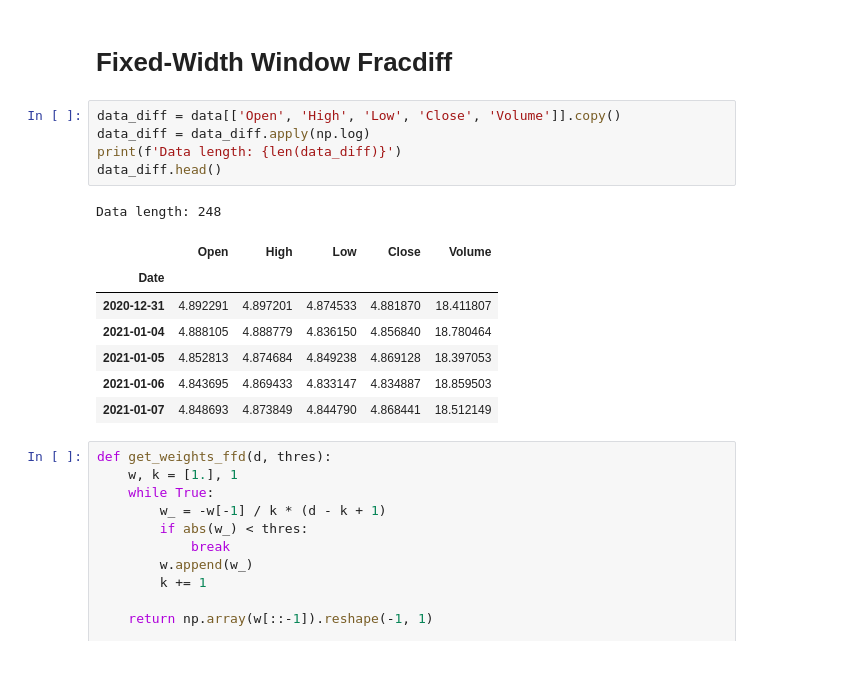
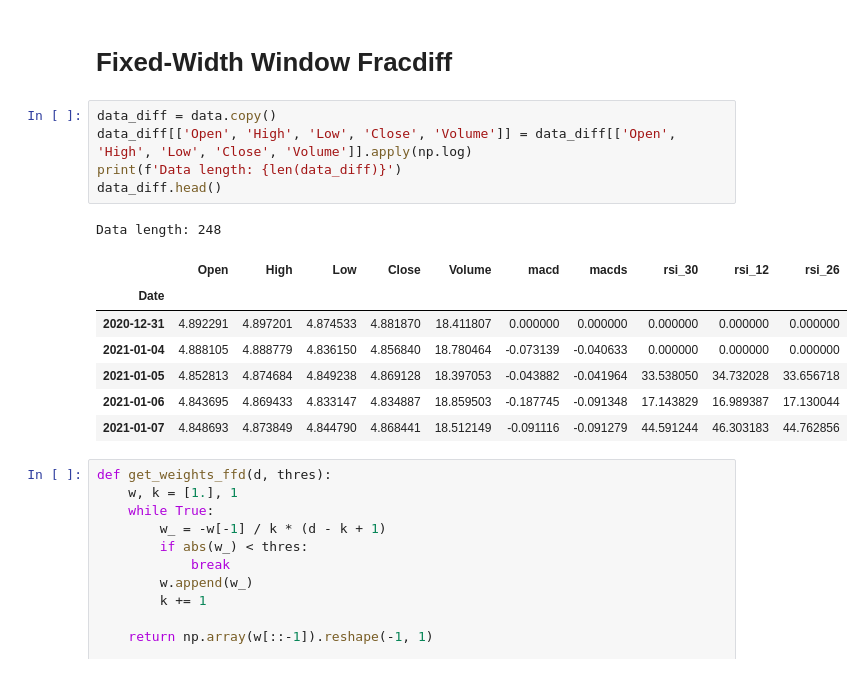
Before and after one commit to iusztinpaul/yacht, a Jupyter notebook: notebooks/preprocessing_methods.ipynb, the cells around one changed output. Saved outputs shown, nothing was run; the diff lists cells and outputs as text.

```diff
--- a/notebooks/preprocessing_methods.ipynb
+++ b/notebooks/preprocessing_methods.ipynb
@@ -428,19 +428,19 @@ plt.plot(data_for_scaling[:, 7:])
 # %% [markdown]
 # Fixed-Width Window Fracdiff
 # %%
-data_diff = data[['Open', 'High', 'Low', 'Close', 'Volume']].copy()
-data_diff = data_diff.apply(np.log)
+data_diff = data.copy()
+data_diff[['Open', 'High', 'Low', 'Close', 'Volume']] = data_diff[['Open', 'High', 'Low', 'Close', 'Volume']].apply(np.log)
 print(f'Data length: {len(data_diff)}')
 data_diff.head()
 # %% [output]
 Data length: 248
-|  | Open | High | Low | Close | Volume |
-| Date |  |  |  |  |  |
-| 2020-12-31 | 4.892291 | 4.897201 | 4.874533 | 4.881870 | 18.411807 |
-| 2021-01-04 | 4.888105 | 4.888779 | 4.836150 | 4.856840 | 18.780464 |
-| 2021-01-05 | 4.852813 | 4.874684 | 4.849238 | 4.869128 | 18.397053 |
-| 2021-01-06 | 4.843695 | 4.869433 | 4.833147 | 4.834887 | 18.859503 |
-| 2021-01-07 | 4.848693 | 4.873849 | 4.844790 | 4.868441 | 18.512149 |
+|  | Open | High | Low | Close | Volume | macd | macds | rsi_30 | rsi_12 | rsi_26 |
+| Date |  |  |  |  |  |  |  |  |  |  |
+| 2020-12-31 | 4.892291 | 4.897201 | 4.874533 | 4.881870 | 18.411807 | 0.000000 | 0.000000 | 0.000000 | 0.000000 | 0.000000 |
+| 2021-01-04 | 4.888105 | 4.888779 | 4.836150 | 4.856840 | 18.780464 | -0.073139 | -0.040633 | 0.000000 | 0.000000 | 0.000000 |
+| 2021-01-05 | 4.852813 | 4.874684 | 4.849238 | 4.869128 | 18.397053 | -0.043882 | -0.041964 | 33.538050 | 34.732028 | 33.656718 |
+| 2021-01-06 | 4.843695 | 4.869433 | 4.833147 | 4.834887 | 18.859503 | -0.187745 | -0.091348 | 17.143829 | 16.989387 | 17.130044 |
+| 2021-01-07 | 4.848693 | 4.873849 | 4.844790 | 4.868441 | 18.512149 | -0.091116 | -0.091279 | 44.591244 | 46.303183 | 44.762856 |
 # %%
 def get_weights_ffd(d, thres):
     w, k = [1.], 1
```
Also changed, not shown: parts of 21 cells of this notebook, 5 other files.
